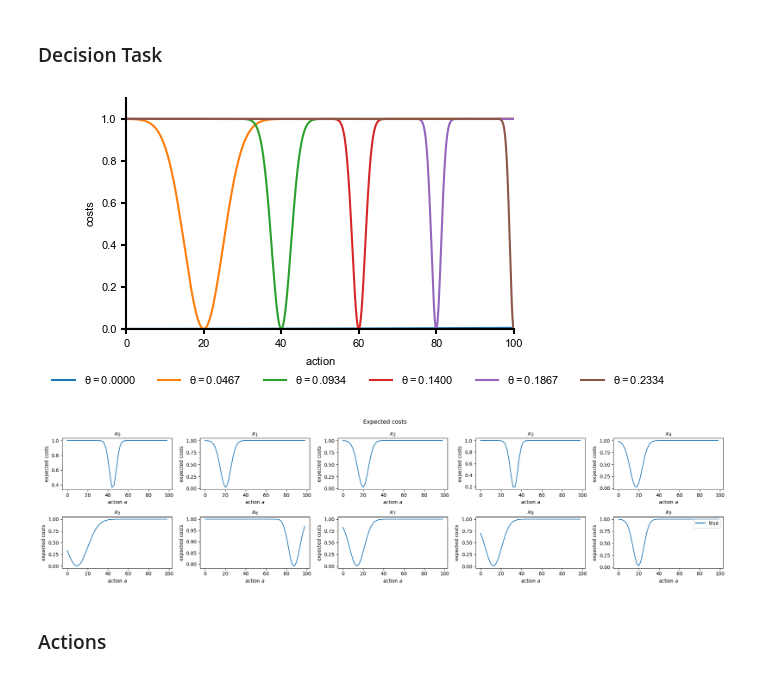
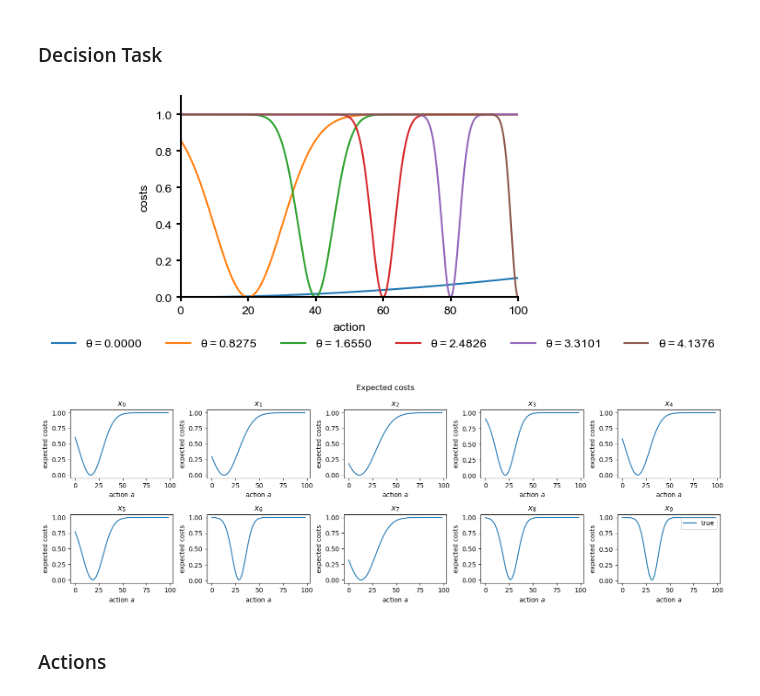
Before and after one commit to mackelab/amortized-decision-making, a Jupyter notebook: scripts/examples/lotka_volterra_continuous_actions.ipynb, the cells around one changed output. Saved outputs shown, nothing was run; the diff lists cells and outputs as text; code cells hidden in the pictures.

```diff
--- a/scripts/examples/lotka_volterra_continuous_actions.ipynb
+++ b/scripts/examples/lotka_volterra_continuous_actions.ipynb
@@ -98,40 +98,40 @@ with mpl.rc_context(fname=plot_config_file):
 # %% [markdown]
 ### Decision Task
 # %%
-factor = 2
+factor = 3
 exponential = 2
-param = 1
-parameter_range = (lv.param_high - lv.param_low)[param].item()
+param = 0
 cost_fn = RevGaussCost(
-    parameter_range=parameter_range, ## FIXED PARAMETER
-    action_range=lv.action_high - lv.action_low,
+    parameter_range=[lv.param_low[param].item(), lv.param_high[param].item()],
+    action_range=[lv.action_low, lv.action_high],
     factor=factor,
-    exponential=exponential
+    exponential=exponential,
+    offset=0.0
 )
 
 with mpl.rc_context(fname=plot_config_file):
     resolution = 1000
     actions = torch.arange(lv.action_low, lv.action_high, (lv.action_high - lv.action_low) / resolution)
 
     fig, ax = plt.subplots(1, 1, figsize=(5, 3))
-    for theta in torch.arange(lv.param_low[param].item(), lv.param_high[param].item() + 0.01, parameter_range/5):
+    for theta in torch.arange(lv.param_low[param].item(), lv.param_high[param].item() + 0.01, (lv.param_high[param]- lv.param_low[param])/5):
         ax.plot(actions, cost_fn(theta, actions), label=rf"$\theta={theta:.4f}$")
 
     ax.set_xlabel(r"$action$")
     ax.set_ylabel("costs")
     ax.set_xlim(lv.action_low, lv.action_high)
     ax.set_ylim(0, 1.1)
     ax.legend(
         loc="upper center",
         bbox_to_anchor=(0.6, -0.15),
         fancybox=True,
         shadow=True,
         ncol=6,
     )
     # plt.savefig("./results/continuous/toy_example/fig_cost_fct.pdf")
     plt.show()
 # %% [output]
-[figure, old version]
+[figure, new version]
 # %%
 x_reference = torch.vstack([lv.get_observation(i) for i in range(1,11)])
 post_reference = torch.stack([lv.get_reference_samples(i) for i in range(1,11)])
@@ -140,7 +140,7 @@ param_reference = torch.vstack([lv.get_true_parameters(i) for i in range(1,11)])
 a_grid = torch.arange(lv.action_low, lv.action_high, 2.0)
 expected_costs_post = []
 
-plt.figure(figsize=(20, 5))
+plt.figure(figsize=(15, 5))
 for i, x in enumerate(x_reference):
     plt.subplot(2, 5, i + 1 % 5)
 
@@ -158,7 +158,7 @@ plt.tight_layout()
 plt.legend()
 plt.show()
 # %% [output]
-[figure, old version]
+[figure, new version]
 # %% [markdown]
 ### Actions
 # %%
```
Also changed, not shown: parts of 16 cells of this notebook, 28 other files.
